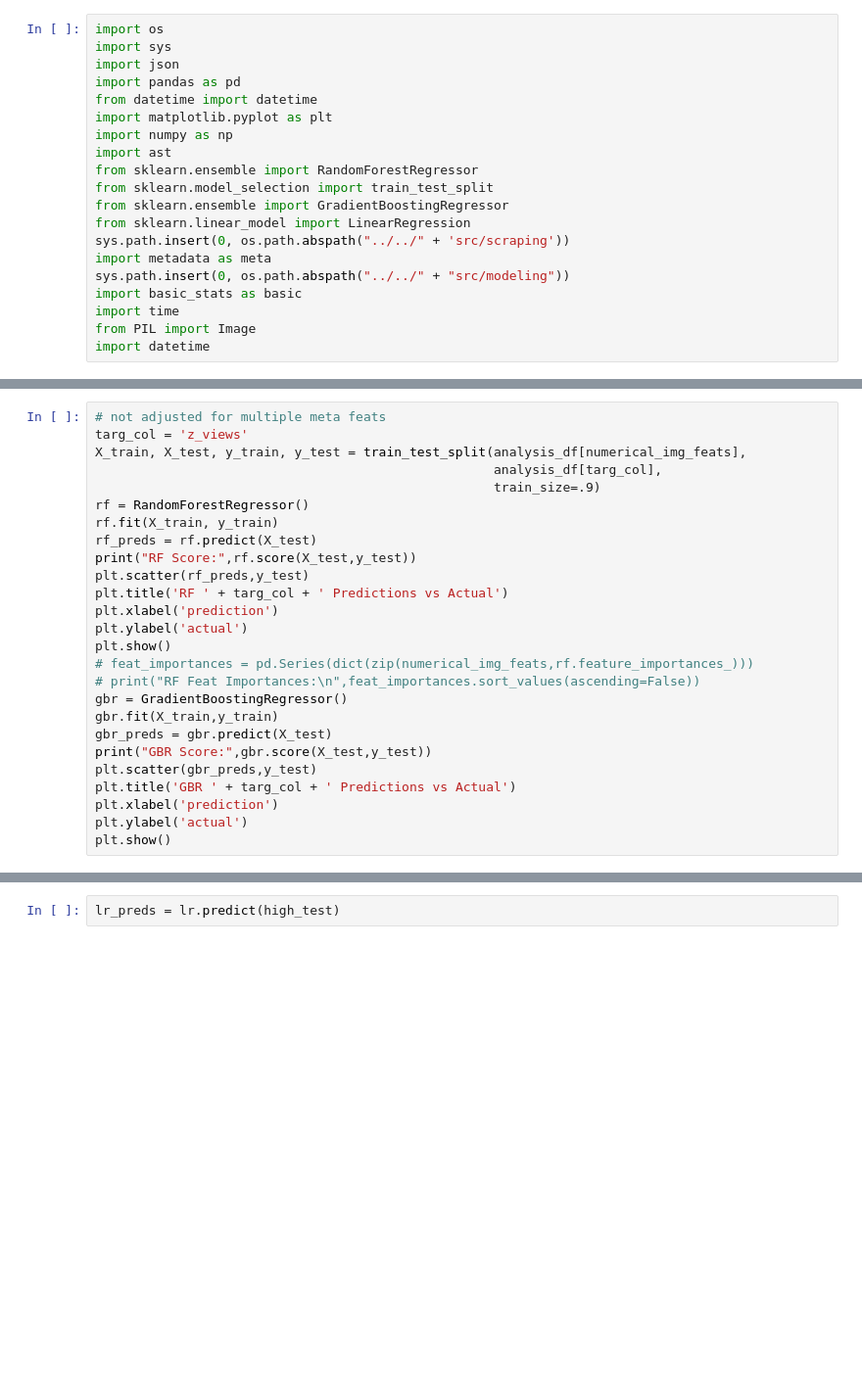
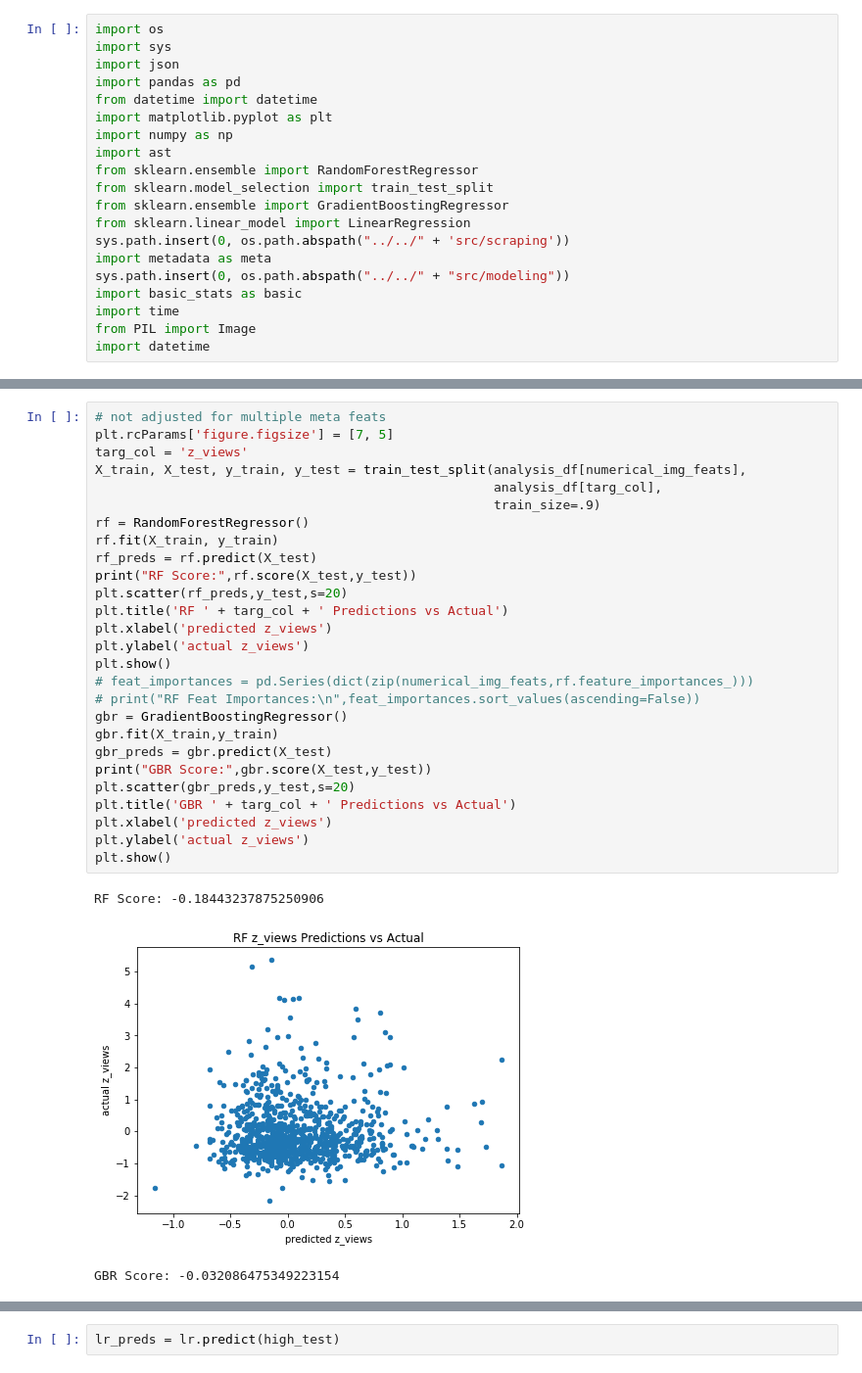
Before and after one commit to codencoding/Red-Means-Go, a Jupyter notebook: notebooks/eda/cwynne_combined_analysis.ipynb, the cells around one changed output, grey strips where cells are left out. Shown at 98% size. Saved outputs shown, nothing was run; the diff lists cells and outputs as text; blank space fills up the shorter version.

```diff
--- a/notebooks/eda/cwynne_combined_analysis.ipynb
+++ b/notebooks/eda/cwynne_combined_analysis.ipynb
@@ -182,26 +217,31 @@ summary_df
 # %%
 # not adjusted for multiple meta feats
+plt.rcParams['figure.figsize'] = [7, 5]
 targ_col = 'z_views'
 X_train, X_test, y_train, y_test = train_test_split(analysis_df[numerical_img_feats],
                                                     analysis_df[targ_col],
                                                     train_size=.9)
 rf = RandomForestRegressor()
 rf.fit(X_train, y_train)
 rf_preds = rf.predict(X_test)
 print("RF Score:",rf.score(X_test,y_test))
-plt.scatter(rf_preds,y_test)
+plt.scatter(rf_preds,y_test,s=20)
 plt.title('RF ' + targ_col + ' Predictions vs Actual')
-plt.xlabel('prediction')
-plt.ylabel('actual')
+plt.xlabel('predicted z_views')
+plt.ylabel('actual z_views')
 plt.show()
 # feat_importances = pd.Series(dict(zip(numerical_img_feats,rf.feature_importances_)))
 # print("RF Feat Importances:\n",feat_importances.sort_values(ascending=False))
 gbr = GradientBoostingRegressor()
 gbr.fit(X_train,y_train)
 gbr_preds = gbr.predict(X_test)
 print("GBR Score:",gbr.score(X_test,y_test))
-plt.scatter(gbr_preds,y_test)
+plt.scatter(gbr_preds,y_test,s=20)
 plt.title('GBR ' + targ_col + ' Predictions vs Actual')
-plt.xlabel('prediction')
-plt.ylabel('actual')
+plt.xlabel('predicted z_views')
+plt.ylabel('actual z_views')
 plt.show()
+# %% [output]
+RF Score: -0.18443237875250906
+[figure, added]
+GBR Score: -0.032086475349223154
```
Also changed, not shown: parts of 20 cells of this notebook, 2 other files.
